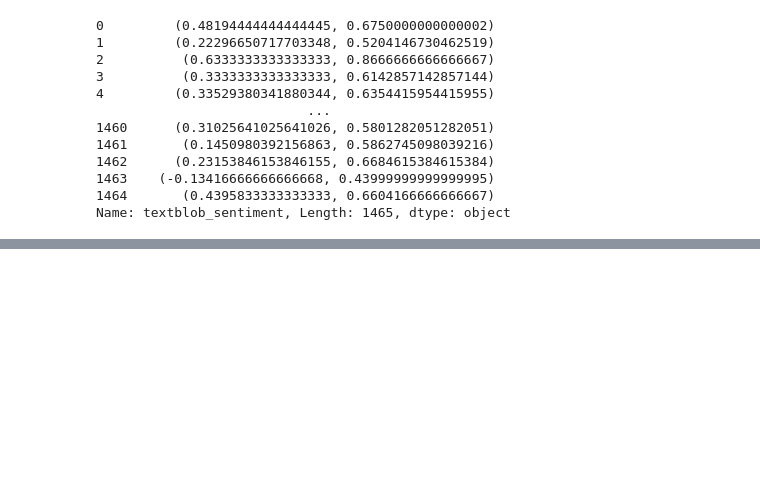
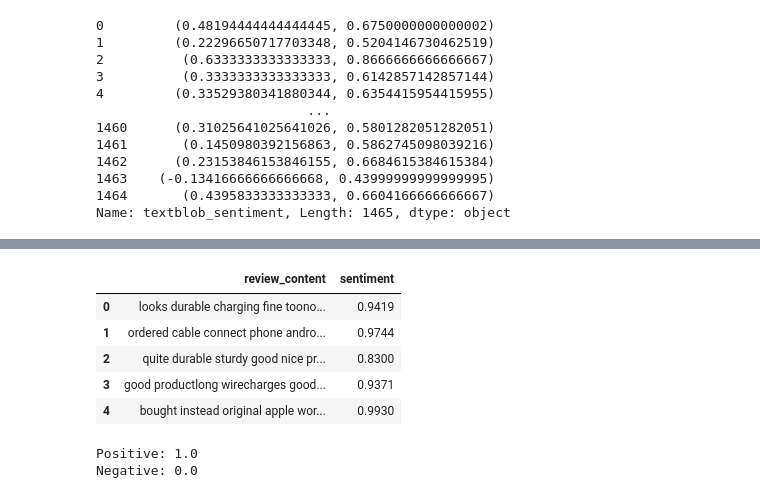
Before and after one commit to blackChan1234/AI, a Jupyter notebook: test1.ipynb, the cells around one changed output, grey strips where cells are left out. Drawn from its saved outputs; the diff is of its cells as text; code cells hidden in the pictures; blank space fills up the shorter version.

```diff
--- a/test1.ipynb
+++ b/test1.ipynb
@@ -300,0 +265,25 @@ amazon_df['nltk_sentiment'] = amazon_df['review_content'].apply(predict_sentimen
+# %%
+import pandas as pd
+import nltk
+from nltk.sentiment import SentimentIntensityAnalyzer
+
+
+# download the VADER lexicon
+nltk.download('vader_lexicon')
+
+# Initialize the Sentiment Intensity Analyzer
+sia = SentimentIntensityAnalyzer()
+
+# Define a function to apply sentiment analysis
+def get_sentiment(text):
+    # Ensure text is a string
+    text = str(text)
+    return sia.polarity_scores(text)['compound']
+
+# Apply the sentiment analysis function to the text data column
+# Replace 'review_content' with your actual text data column name
+amazon_df['sentiment'] = amazon_df['review_content'].apply(get_sentiment)
+
+# Display the first few rows of the dataset with sentiment scores
+amazon_df[['review_content', 'sentiment']].head()
+# %% [output]
@@ -301,3 +293,52 @@ amazon_df['nltk_sentiment'] = amazon_df['review_content'].apply(predict_sentimen
+|  | review_content | sentiment |
+| 0 | looks durable charging fine toono... | 0.9419 |
+| 1 | ordered cable connect phone andro... | 0.9744 |
+| 2 | quite durable sturdy good nice pr... | 0.8300 |
+| 3 | good productlong wirecharges good... | 0.9371 |
+| 4 | bought instead original apple wor... | 0.9930 |
+# %%
+import pandas as pd
+import nltk.classify.util
+from nltk.classify import NaiveBayesClassifier
+
+def word_feats(words):
+    return dict([(word, True) for word in words])
+
+# Load positive vocabulary from an Excel file
+positive_vocab = pd.read_excel('positive_words.xlsx')
+# Assuming the words are in the first column, convert them to a list
+positive_vocab = positive_vocab[positive_vocab.columns[0]].tolist()
+
+negative_vocab = ['bad', 'terrible', 'useless', 'hate', ':(']
+neutral_vocab = ['movie', 'the', 'sound', 'was', 'is', 'actors', 'did', 'know', 'words', 'not']
+
+positive_features = [(word_feats([pos]), 'pos') for pos in positive_vocab]
+negative_features = [(word_feats([neg]), 'neg') for neg in negative_vocab]
+neutral_features = [(word_feats([neu]), 'neu') for neu in neutral_vocab]
+
+train_set = negative_features + positive_features + neutral_features
+
+classifier = NaiveBayesClassifier.train(train_set)
+
+# Predict
+neg = 0
+pos = 0
+sentence = "Awesome movie, I liked it"
+sentence = sentence.lower()
+words = sentence.split(' ')
+
+for word in words:
+    classResult = classifier.classify(word_feats([word]))
+    if classResult == 'neg':
+        neg = neg + 1
+    if classResult == 'pos':
+        pos = pos + 1
+
+print('Positive: ' + str(float(pos)/len(words)))
+print('Negative: ' + str(float(neg)/len(words)))
+# %% [output]
+Positive: 1.0
+Negative: 0.0
 # %%
 from textblob.classifiers import NaiveBayesClassifier as NBC
 from textblob import TextBlob
```
Also changed, not shown: parts of 4 cells of this notebook, 1 other file.
